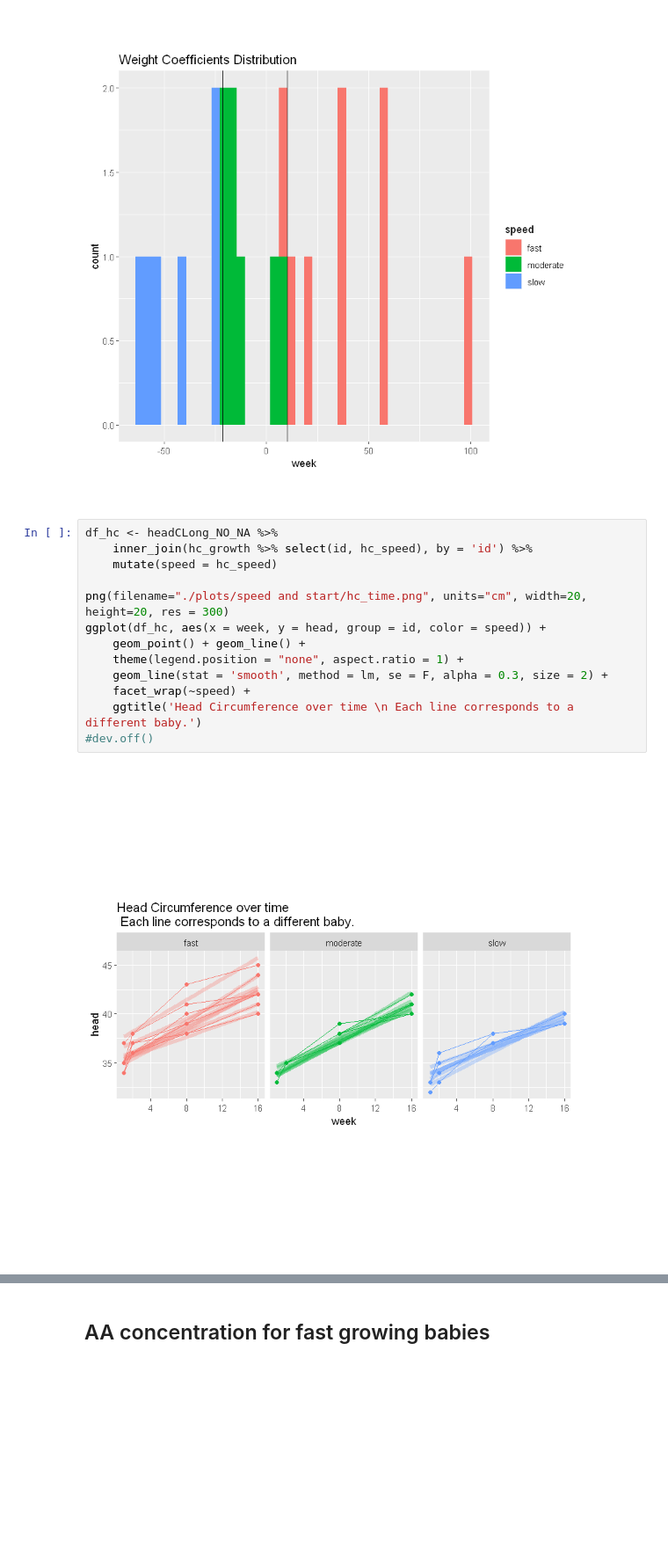
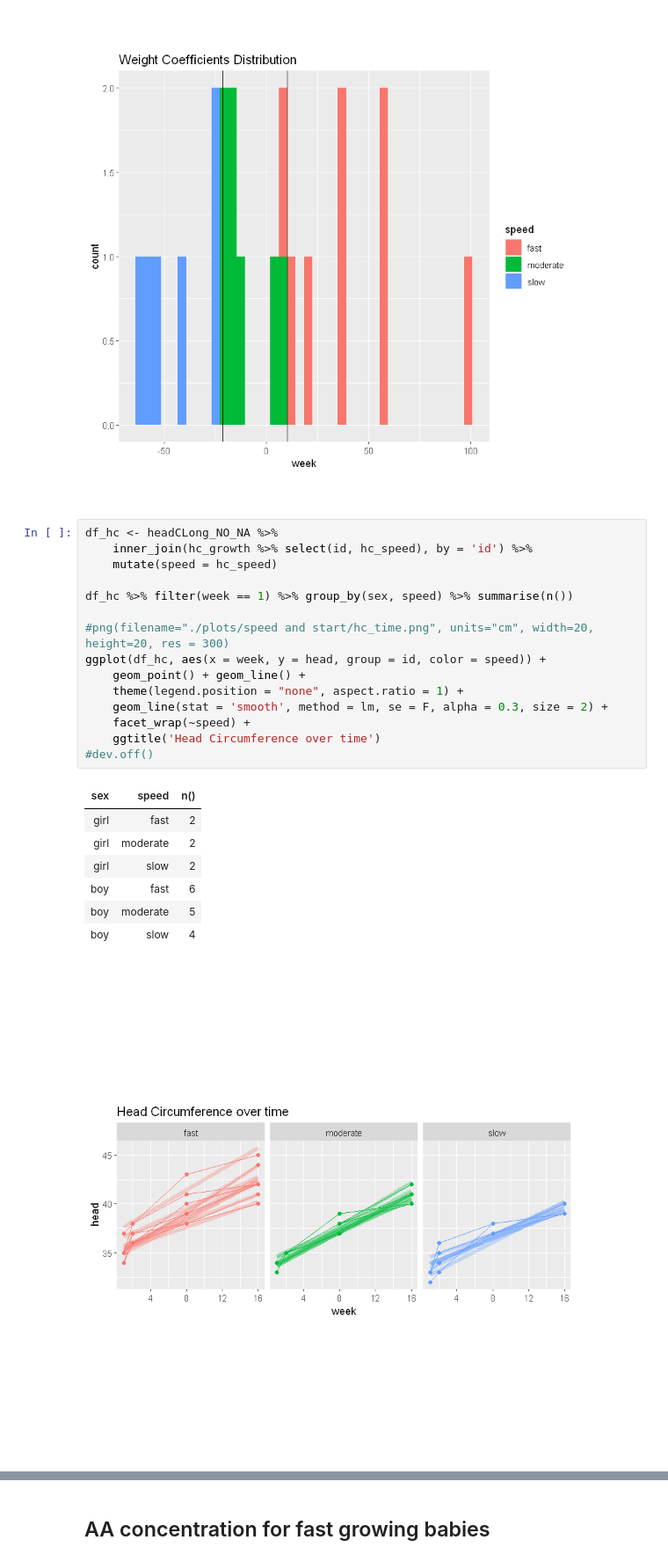
Before and after one commit to notblank/AA-leche-humana, a Jupyter notebook: Report plots Part II.ipynb, the cells around one changed output, grey strips where cells are left out. Shown at 88% size. Saved outputs shown, nothing was run; the diff lists cells and outputs as text; blank space fills up the shorter version.

Commit message:
last plots

```diff
--- a/Report plots Part II.ipynb
+++ b/Report plots Part II.ipynb
@@ -741,18 +742,27 @@ ggplot(weight_growth %>% mutate(speed = weight_speed), aes(x = week, fill = spee
 # %%
 df_hc <- headCLong_NO_NA %>%
     inner_join(hc_growth %>% select(id, hc_speed), by = 'id') %>%
     mutate(speed = hc_speed)
 
-png(filename="./plots/speed and start/hc_time.png", units="cm", width=20, height=20, res = 300)
+df_hc %>% filter(week == 1) %>% group_by(sex, speed) %>% summarise(n())
+
+#png(filename="./plots/speed and start/hc_time.png", units="cm", width=20, height=20, res = 300)
 ggplot(df_hc, aes(x = week, y = head, group = id, color = speed)) +
     geom_point() + geom_line() +
     theme(legend.position = "none", aspect.ratio = 1) +
     geom_line(stat = 'smooth', method = lm, se = F, alpha = 0.3, size = 2) +
     facet_wrap(~speed) +
-    ggtitle('Head Circumference over time \n Each line corresponds to a different baby.')
+    ggtitle('Head Circumference over time')
 #dev.off()
 # %% [output]
+| sex | speed | n() |
+| girl | fast | 2 |
+| girl | moderate | 2 |
+| girl | slow | 2 |
+| boy | fast | 6 |
+| boy | moderate | 5 |
+| boy | slow | 4 |
-[figure, old version]
+[figure, new version]
 # %%
 df_weight <- weightLong_NO_NA %>%
     inner_join(weight_growth %>% select(id, weight_speed), by = 'id') %>%
```
Also changed, not shown: parts of 22 cells of this notebook, 25 other files.
